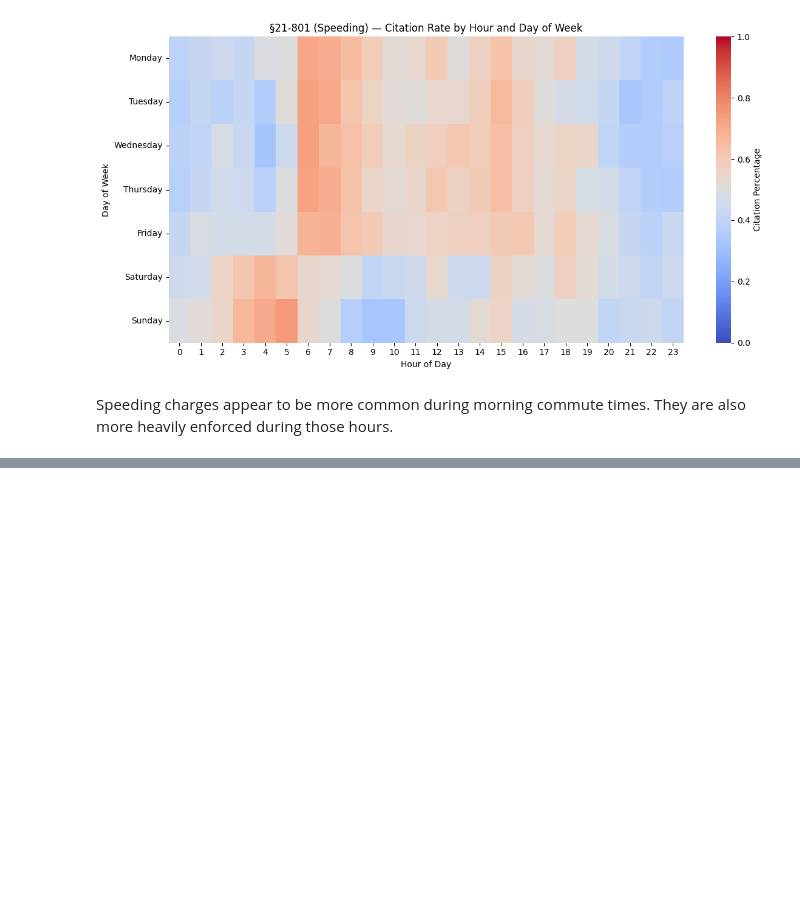
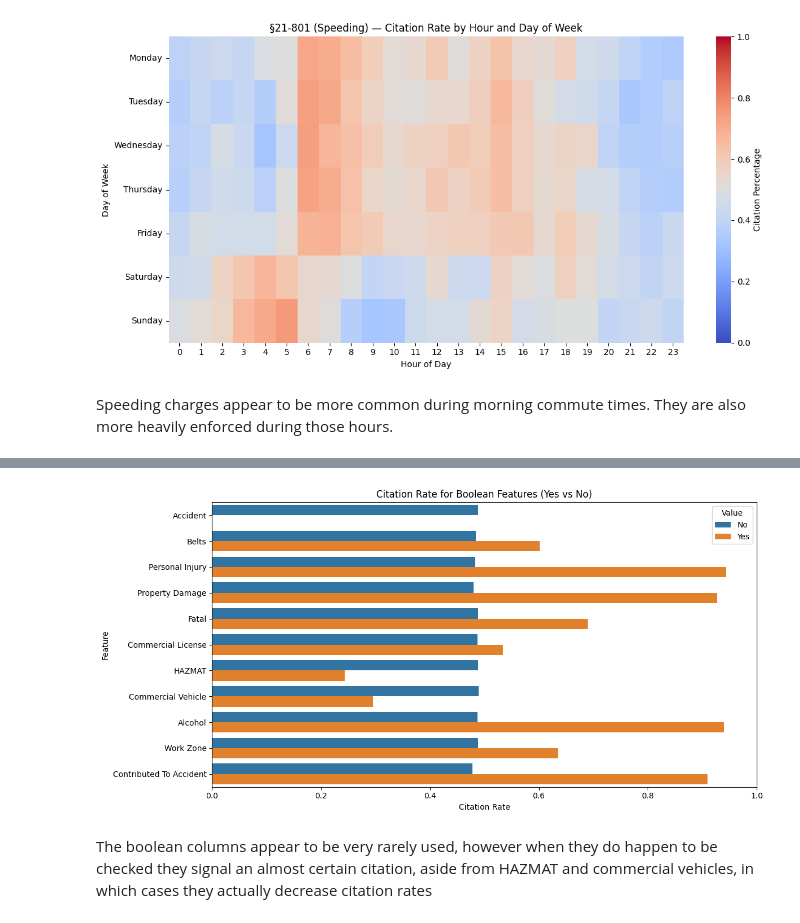
Before and after one commit to jeremiahliao/traffic-citation-predictor, a Jupyter notebook: eda/eda.ipynb, the cells around one changed output, grey strips where cells are left out. Cells and saved outputs as stored; diff of their text form; code cells hidden in the pictures; blank space fills up the shorter version.

```diff
--- a/eda/eda.ipynb
+++ b/eda/eda.ipynb
@@ -564,0 +610,17 @@ Speeding charges appear to be more common during morning commute times. They are
+# %%
+bool_cols = ["Accident", "Belts", "Personal Injury", "Property Damage", "Fatal", "Commercial License", "HAZMAT", "Commercial Vehicle", "Alcohol", "Work Zone", "Contributed To Accident"]
+
+results = {}
+
+for col in bool_cols:
+    tmp = df[df[col].notna()].copy()
+    tmp[col] = tmp[col].astype(str)
+
+    rate = (
+        tmp.groupby(col)["Violation Type"]
+        .apply(lambda x: (x == "Citation").mean())
+    )
+
+    results[col] = rate.to_dict()
+
+pd.DataFrame(results).T
@@ -564,0 +640,22 @@ Speeding charges appear to be more common during morning commute times. They are
+# %%
+# Convert results to DataFrame
+bool_df = pd.DataFrame(results).T
+
+# Reformat for plotting
+melted = bool_df.reset_index().melt(id_vars="index", var_name="FlagValue", value_name="CitationRate")
+melted = melted.rename(columns={"index": "Feature"})
+
+plt.figure(figsize=(12,6))
+sns.barplot(data=melted, x="CitationRate", y="Feature", hue="FlagValue")
+
+plt.title("Citation Rate for Boolean Features (Yes vs No)")
+plt.xlabel("Citation Rate")
+plt.ylabel("Feature")
+plt.xlim(0, 1)
+plt.legend(title="Value")
+plt.tight_layout()
+plt.show()
+# %% [output]
+[figure, added]
+# %% [markdown]
+The boolean columns appear to be very rarely used, however when they do happen to be checked they signal an almost certain citation, aside from HAZMAT and commercial vehicles, in which cases they actually decrease citation rates
```
Also changed, not shown: parts of 5 cells of this notebook.
